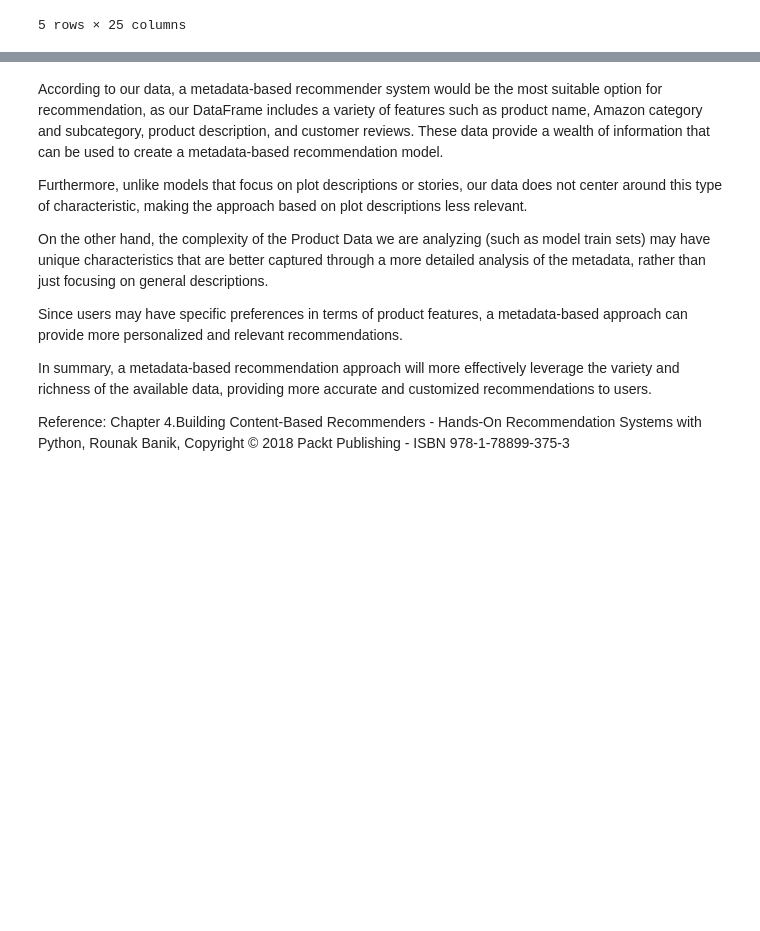
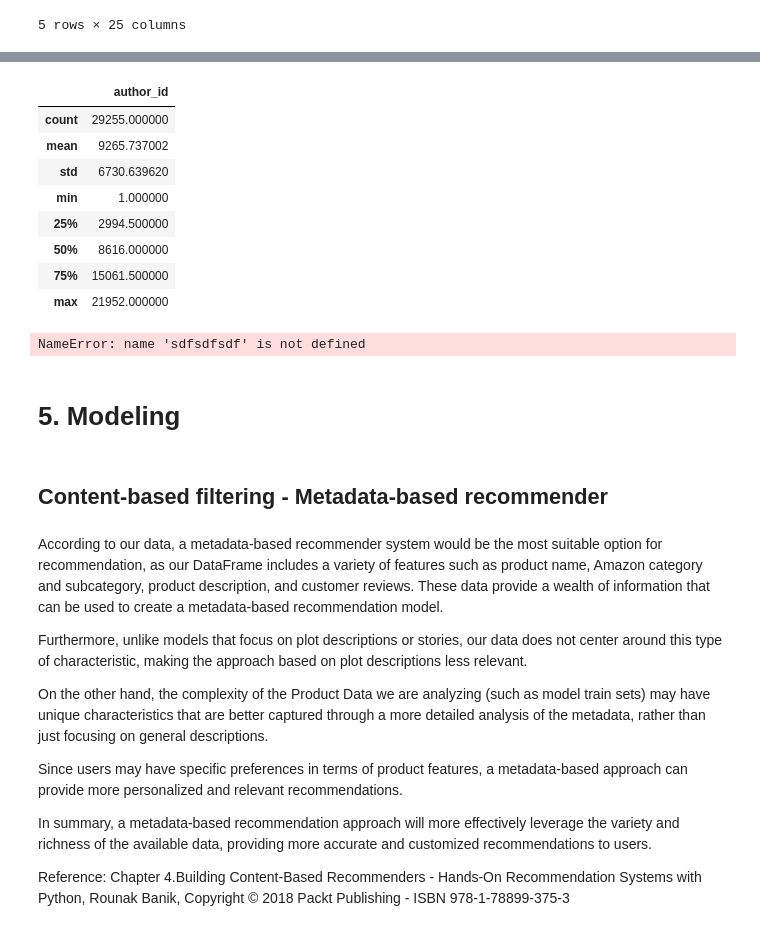
Before and after one commit to FJGM2023015/Recommendation-System-Market-Basket-Analysis-, a Jupyter notebook: recomm_system_market_basket_analysis.ipynb, the cells around one changed output, grey strips where cells are left out. Drawn from its saved outputs; the diff is of its cells as text; code cells hidden in the pictures; blank space fills up the shorter version.

```diff
--- a/recomm_system_market_basket_analysis.ipynb
+++ b/recomm_system_market_basket_analysis.ipynb
@@ -569,0 +544,12 @@ NameError: name 'sdfsdfsdf' is not defined
+# %%
+df_amazon_expanded.describe()
+# %% [output]
+|  | author_id |
+| count | 29255.000000 |
+| mean | 9265.737002 |
+| std | 6730.639620 |
+| min | 1.000000 |
+| 25% | 2994.500000 |
+| 50% | 8616.000000 |
+| 75% | 15061.500000 |
+| max | 21952.000000 |
@@ -570,3 +558,12 @@ NameError: name 'sdfsdfsdf' is not defined
+# %%
+sdfsdfsdf
+# %% [output]
+NameError: name 'sdfsdfsdf' is not defined
+# %% [markdown]
+<a id='5'></a>
+# 5. Modeling
+# %% [markdown]
+## Content-based filtering - Metadata-based recommender
 # %% [markdown]
 According to our data, a metadata-based recommender system would be the most suitable option for recommendation, as our DataFrame includes a variety of features such as product name, Amazon category and subcategory, product description, and customer reviews. These data provide a wealth of information that can be used to create a metadata-based recommendation model.
 
```
Also changed, not shown: parts of 35 cells of this notebook.
